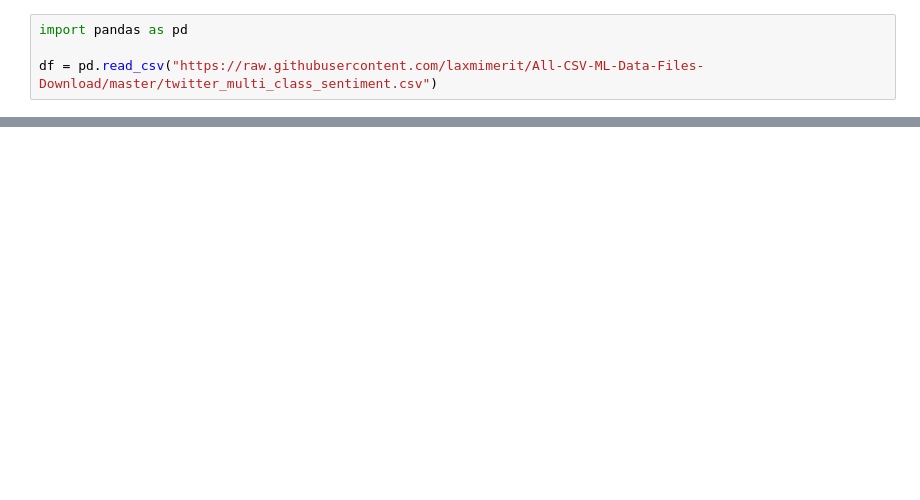
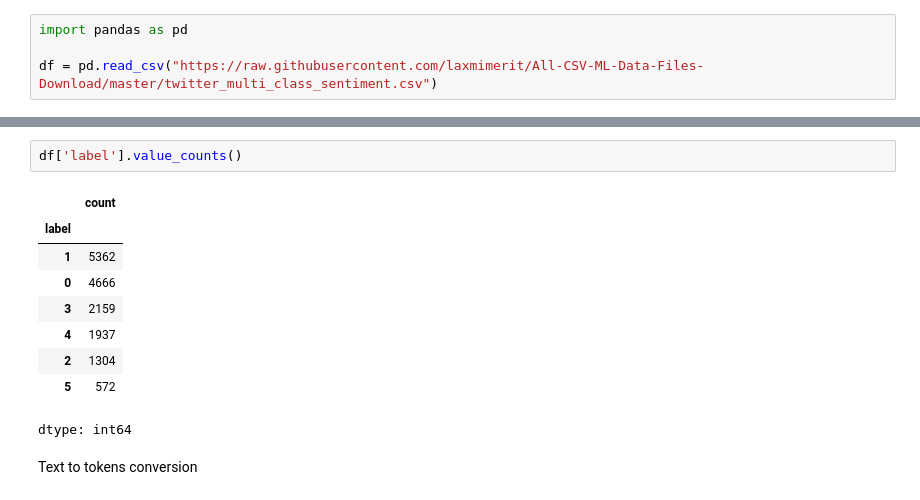
Before and after one commit to Anubh-debug/Learning_traditional_ML, a Jupyter notebook: Bert_finetune.ipynb, the cells around one changed output, grey strips where cells are left out. Drawn from its saved outputs; the diff is of its cells as text; blank space fills up the shorter version.

```diff
--- a/Bert_finetune.ipynb
+++ b/Bert_finetune.ipynb
@@ -20,0 +24,14 @@ df
+# %%
+df['label'].value_counts()
+# %% [output]
+|  | count |
+| label |  |
+| 1 | 5362 |
+| 0 | 4666 |
+| 3 | 2159 |
+| 4 | 1937 |
+| 2 | 1304 |
+| 5 | 572 |
+dtype: int64
+# %% [markdown]
+Text to tokens conversion
```
Also changed, not shown: parts of 26 cells of this notebook.
